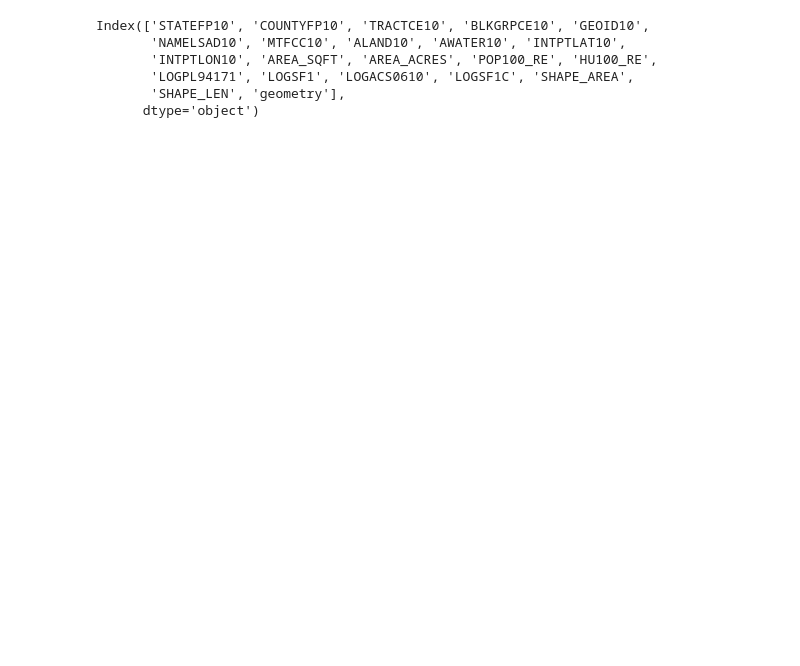
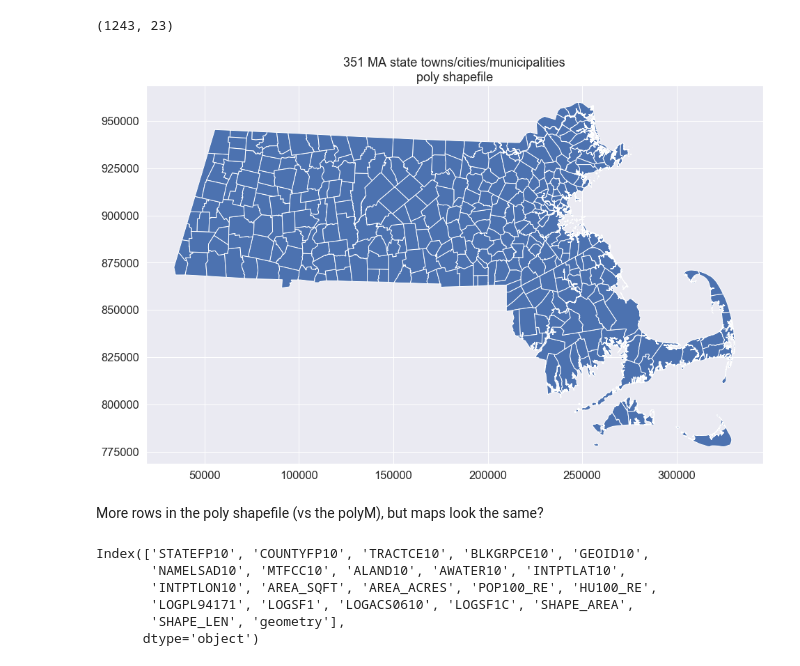
Before and after one commit to darya-akimova/biobot_insight_project, a Jupyter notebook: code/cleaning_and_eda/notebook_3_ma_census_block_and_town_match.ipynb, the cells around one changed output. Cells and saved outputs as stored; diff of their text form; code cells hidden in the pictures; blank space fills up the shorter version.

```diff
--- a/code/cleaning_and_eda/notebook_3_ma_census_block_and_town_match.ipynb
+++ b/code/cleaning_and_eda/notebook_3_ma_census_block_and_town_match.ipynb
@@ -21,5 +31,6 @@ death_data = pd.read_csv("../../data/tidy_data/ma_town_opioid_overdose_death_by_
 # census blocks map
 census_blocks = gpd.read_file("../../data/raw_data/shapefiles_and_geography_related/CENSUS2010_BLK_BG_TRCT_SHP/CENSUS2010BLOCKGROUPS_POLY.shp")
 town_map = gpd.read_file("../../data/raw_data/shapefiles_and_geography_related/townssurvey_shp/TOWNSSURVEY_POLYM.shp")
+town_map_alt = gpd.read_file("../../data/raw_data/shapefiles_and_geography_related/townssurvey_shp/TOWNSSURVEY_POLY.shp")
 # %%
 census_blocks.plot(figsize=(16,10))
@@ -36,3 +51,13 @@ plt.show()
+# %%
+print(town_map_alt.shape)
+town_map_alt.plot(figsize=(16,10))
+plt.title("351 MA state towns/cities/municipalities\npoly shapefile")
+plt.show()
+# %% [output]
+(1243, 23)
+[figure, added]
+# %% [markdown]
+More rows in the poly shapefile (vs the polyM), but maps look the same?
 # %%
 # what's inside the shapefiles?
 print(census_blocks.columns)
```
Also changed, not shown: parts of 39 cells of this notebook, 5 other files.
